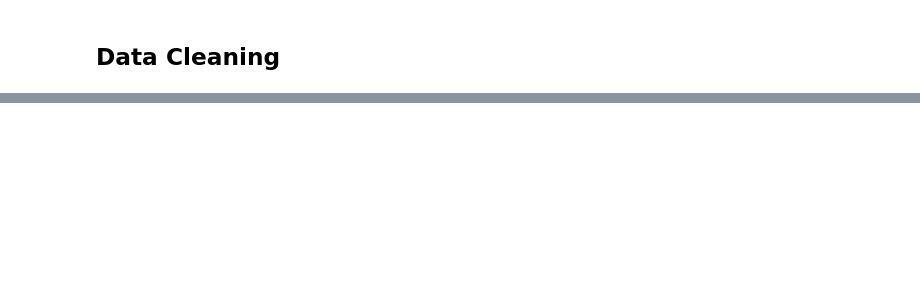
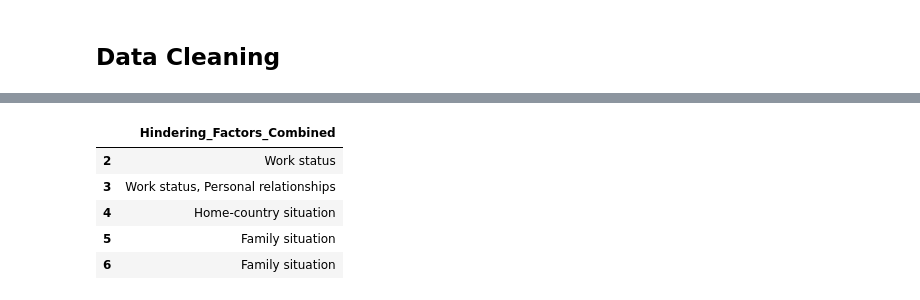
Before and after one commit to mukanzi/Google-colab-Notebooks, a Jupyter notebook: Alumni_Survey_cleaning.ipynb, the cells around one changed output, grey strips where cells are left out. Cells and saved outputs as stored; diff of their text form; code cells hidden in the pictures; blank space fills up the shorter version.

```diff
--- a/Alumni_Survey_cleaning.ipynb
+++ b/Alumni_Survey_cleaning.ipynb
@@ -287,0 +326,22 @@ Index(['Respondent ID', 'Start Date', 'End Date', 'rq_flag', 'language',
+# %%
+# Specifying the columns to concatenate
+columns_to_concatenate = [
+    'supporting:Work status', 'supporting: Family situation',
+       'supporting: Home-country situation',
+       'supporting:Personal relationships',
+       'supporting:Recent transition post graduation',
+       'supporting:School experience']
+
+# Concatenating the specified columns into one, using a comma as the delimiter
+df['Supporting_Factors_Combined'] = df[columns_to_concatenate].apply(
+    lambda x: ', '.join(x.dropna()), axis=1)
+
+# Displaying the first few rows of the new combined column to verify the operation
+df[['Hindering_Factors_Combined']].head()
+# %% [output]
+|  | Hindering_Factors_Combined |
+| 2 | Work status |
+| 3 | Work status, Personal relationships |
+| 4 | Home-country situation |
+| 5 | Family situation |
+| 6 | Family situation |
```
Also changed, not shown: parts of 21 cells of this notebook.
